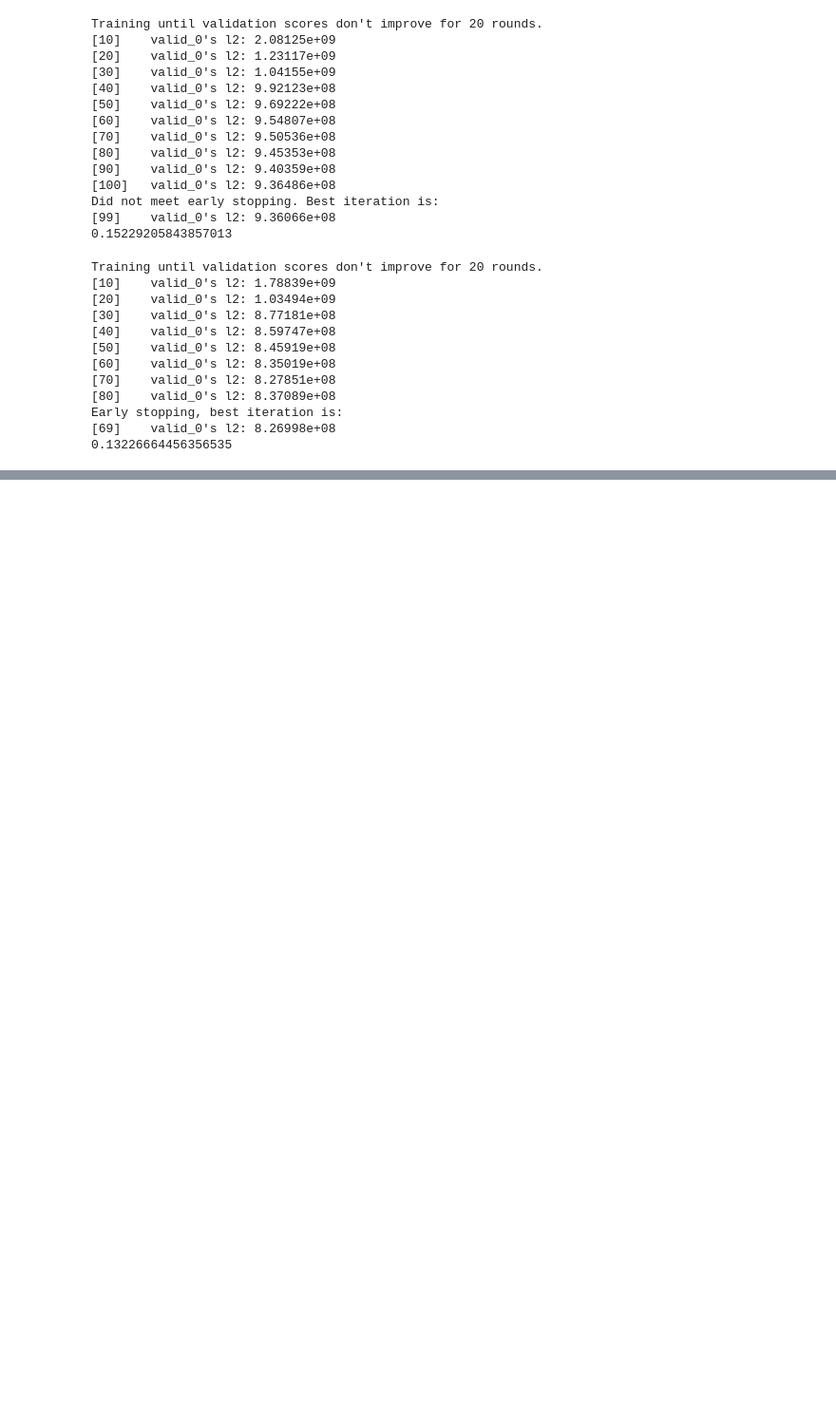
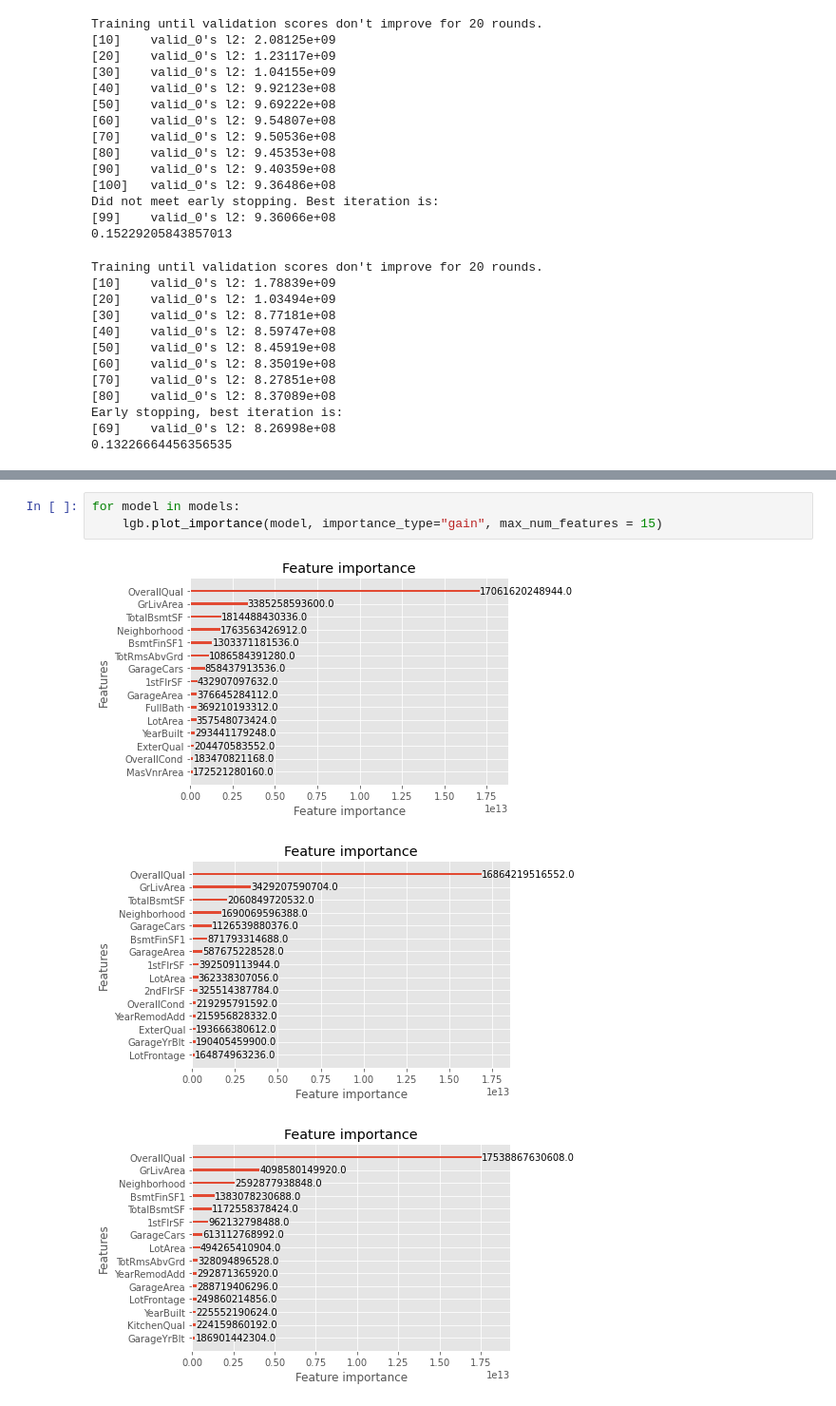
Before and after one commit to blackgreenc/Kaggle, a Jupyter notebook: House_Prices_Advanced_Regression_Techniques.ipynb, the cells around one changed output, grey strips where cells are left out. Shown at 95% size. Cells and saved outputs as stored; diff of their text form; blank space fills up the shorter version.

```diff
--- a/House_Prices_Advanced_Regression_Techniques.ipynb
+++ b/House_Prices_Advanced_Regression_Techniques.ipynb
@@ -236,0 +256,7 @@ Early stopping, best iteration is:
+# %%
+for model in models:
+    lgb.plot_importance(model, importance_type="gain", max_num_features = 15)
+# %% [output]
+[figure, added]
+[figure, added]
+[figure, added]
```
Also changed, not shown: parts of 4 cells of this notebook.
